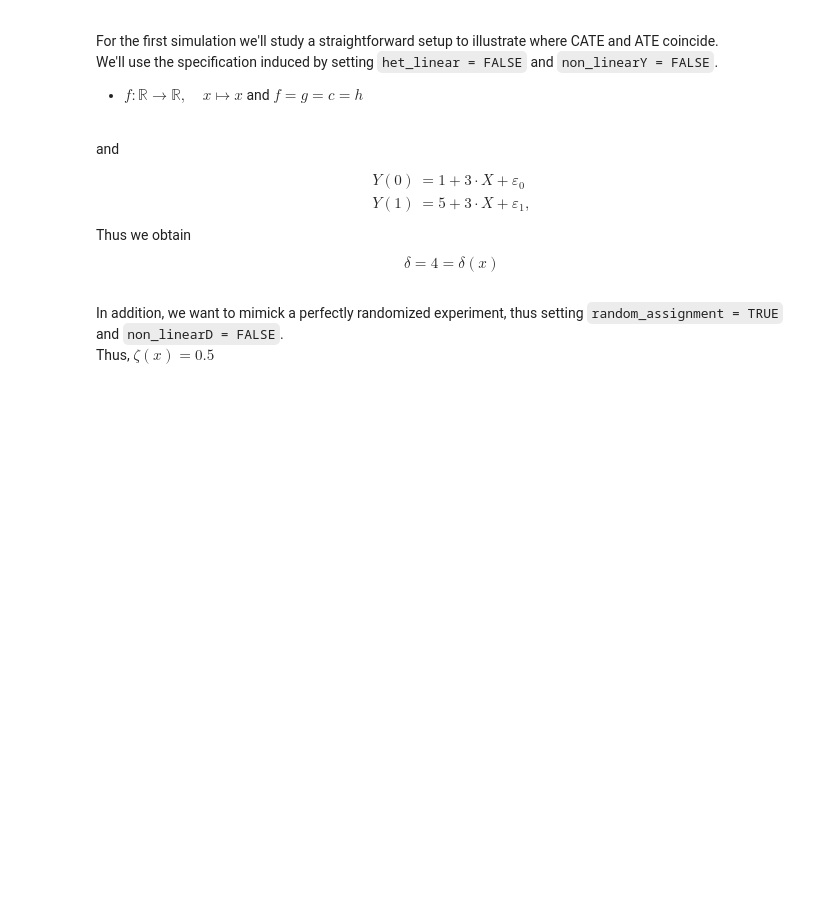
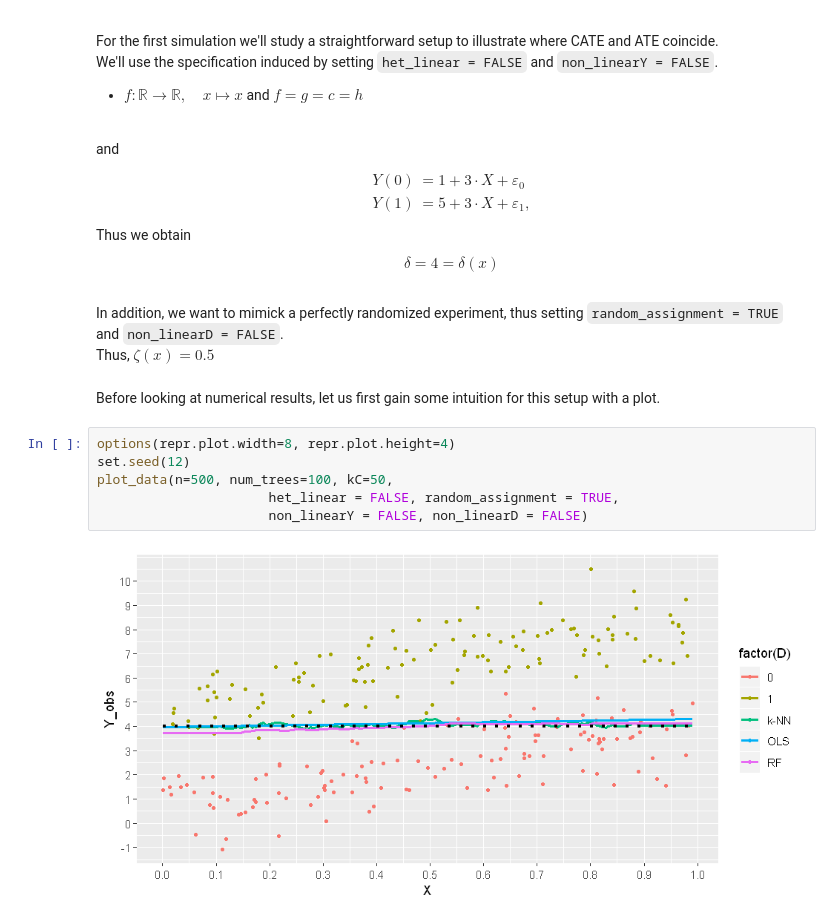
Before and after one commit to timmens/student-project-timmens, a Jupyter notebook: Simulation_Study/simulation_study.ipynb, the cells around one changed output. Cells and saved outputs as stored; diff of their text form; blank space fills up the shorter version.

```diff
--- a/Simulation_Study/simulation_study.ipynb
+++ b/Simulation_Study/simulation_study.ipynb
@@ -475,3 +473,13 @@ Thus we obtain
 In addition, we want to mimick a perfectly randomized experiment, thus setting `random_assignment = TRUE` and `non_linearD = FALSE`.
 <br>
 Thus, $\zeta(x) = 0.5$
+# %% [markdown]
+Before looking at numerical results, let us first gain some intuition for this setup with a plot.
+# %%
+options(repr.plot.width=8, repr.plot.height=4)
+set.seed(12)
+plot_data(n=500, num_trees=100, kC=50,
+                      het_linear = FALSE, random_assignment = TRUE,
+                      non_linearY = FALSE, non_linearD = FALSE)
+# %% [output]
+[figure, added]
```
Also changed, not shown: parts of 19 cells of this notebook, 2 other files.
